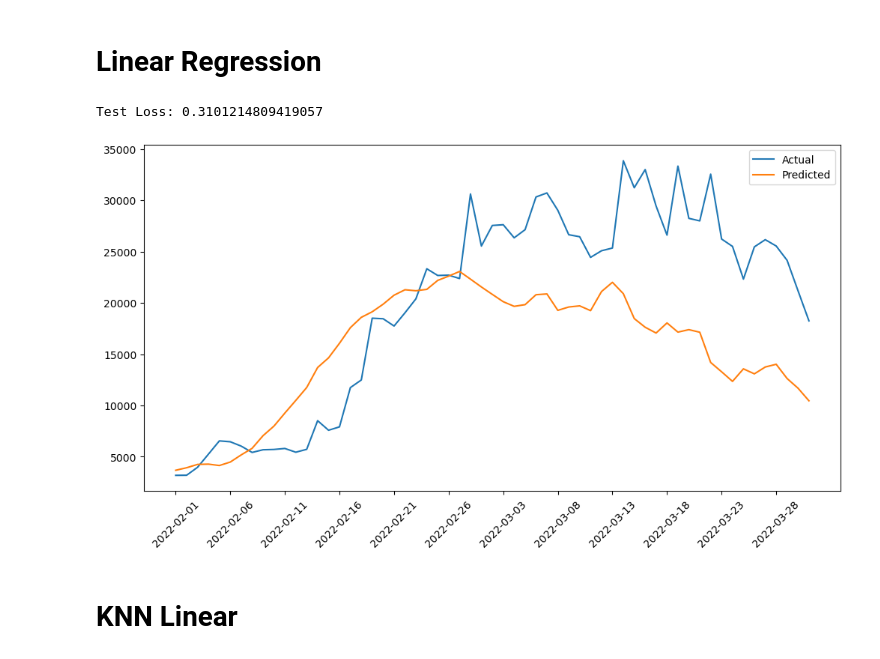
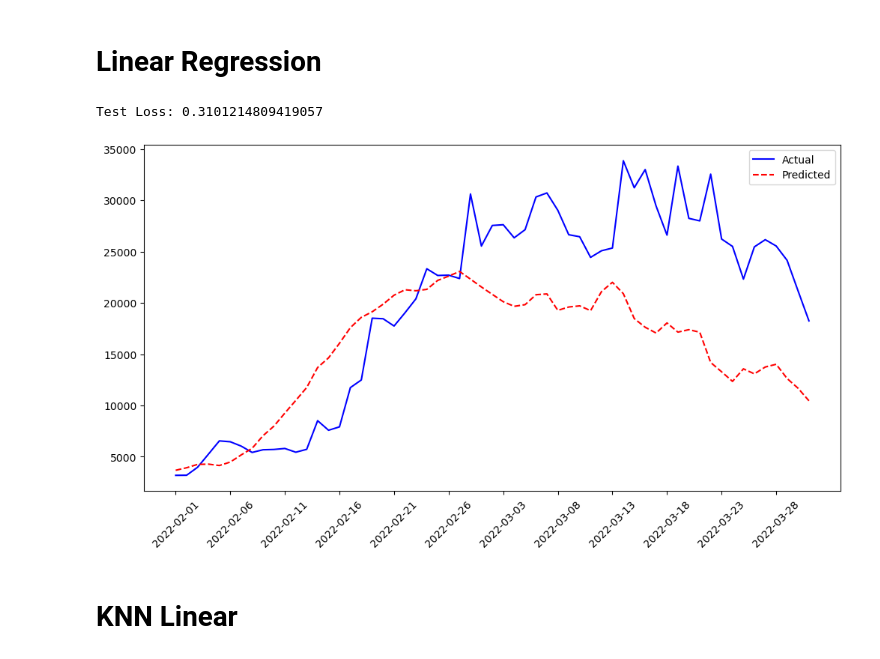
Before and after one commit to Leejames2305/AINotebook, a Jupyter notebook: Lab 3 Supervised Learning.ipynb, the cells around one changed output. Saved outputs shown, nothing was run; the diff lists cells and outputs as text; code cells hidden in the pictures.

Commit message:
Updated Line style in all the graph

```diff
--- a/Lab 3 Supervised Learning.ipynb
+++ b/Lab 3 Supervised Learning.ipynb
@@ -95,36 +92,36 @@ y_train = train_data['cases_recovered']
 
 X_test = test_data[['daily', 'cases_new', 'cases_active', 'cases_unvax', 'cases_fvax']]
 y_test = test_data['cases_recovered']
 
 X_train, X_val, y_train, y_val = train_test_split(X_train, y_train, test_size=0.1, random_state=42)
 
 # Using sklearn linear regression model
 model = LinearRegression()
 model.fit(X_train, y_train)
 
 # Evaluate the model
 test_loss = model.score(X_test, y_test)
 print(f'Test Loss: {test_loss}')
 
 # Make predictions
 predictions = model.predict(X_test)
 
 # Plot the predictions and the actual values in date domain
 plt.figure(figsize=(12, 6))
-plt.plot(test_data['date'], y_test, label='Actual')
-plt.plot(test_data['date'], predictions, label='Predicted')
+plt.plot(test_data['date'], y_test, label='Actual', color='blue')
+plt.plot(test_data['date'], predictions, label='Predicted', color='red', linestyle='--')
 
 n = len(y_test)
 dates_aligned = df_combined['date'].iloc[-n:]
 tick_interval = 5
 plt.xticks(ticks=dates_aligned[::tick_interval], labels=dates_aligned[::tick_interval], rotation=45)
 
 
 plt.legend()
 plt.show()
 # %% [output]
 Test Loss: 0.3101214809419057
-[figure, old version]
+[figure, new version]
 # %% [markdown]
 # KNN Linear
 # %%
```
Also changed, not shown: parts of 2 cells of this notebook.
